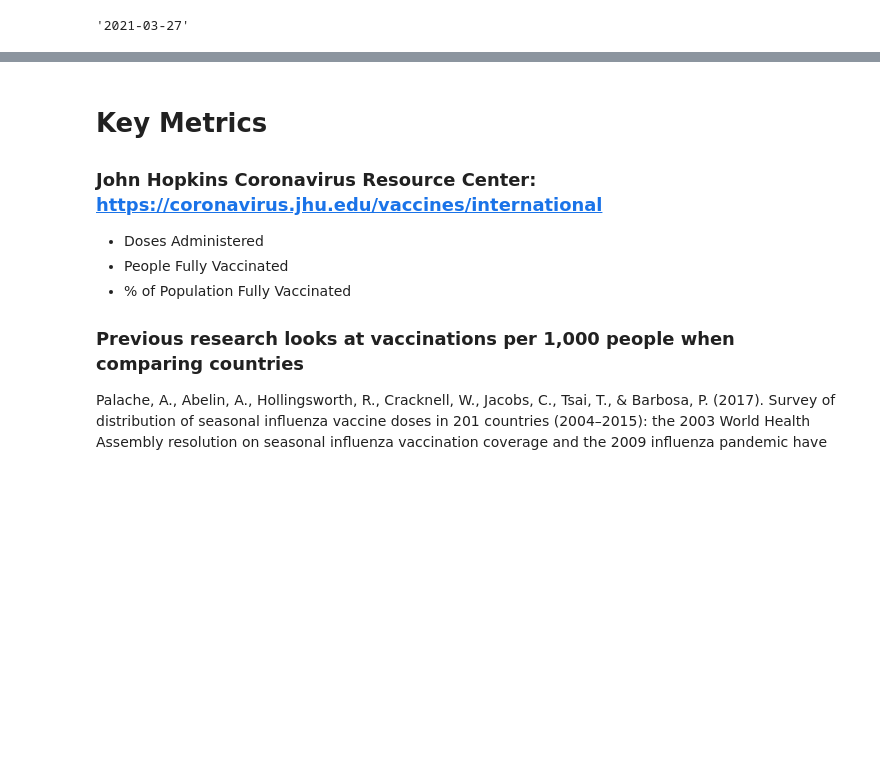
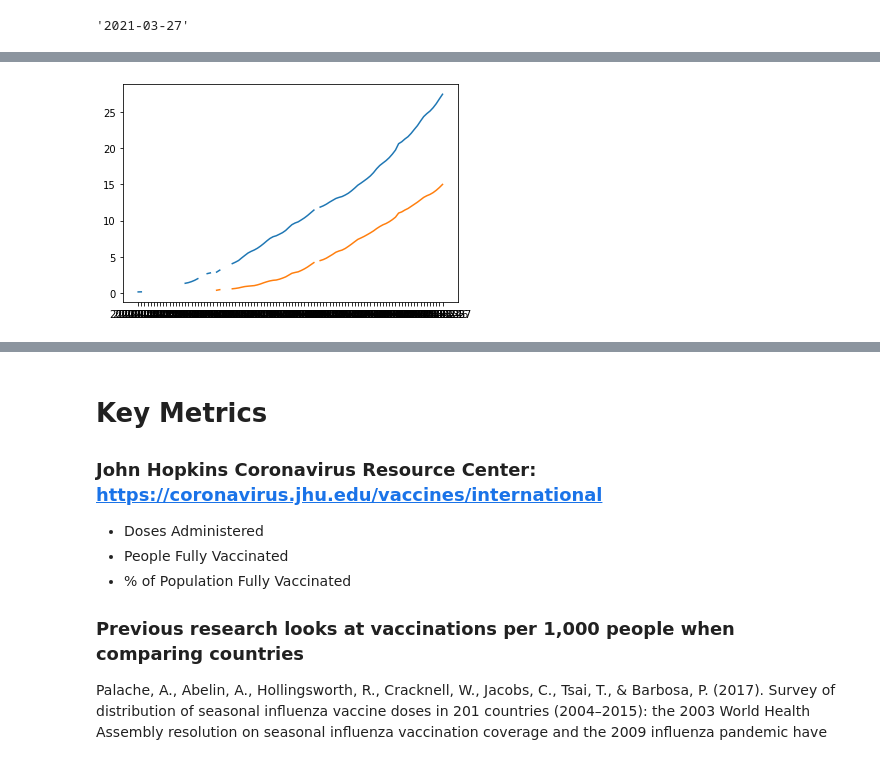
Before and after one commit to rebekahcallkacz/covid-vac-rollout, a Jupyter notebook: analysis/initial_EDA.ipynb, the cells around one changed output, grey strips where cells are left out. Saved outputs shown, nothing was run; the diff lists cells and outputs as text; code cells hidden in the pictures; blank space fills up the shorter version.

```diff
--- a/analysis/initial_EDA.ipynb
+++ b/analysis/initial_EDA.ipynb
@@ -164,0 +170,6 @@ df_max_date['date'].max()
+# %%
+df_usa = df.loc[df['country'] == 'United States']
+plt.plot(df_usa['date'], df_usa[['people_vaccinated_per_hundred','people_fully_vaccinated_per_hundred']])
+plt.show()
+# %% [output]
+[figure, added]
```
Also changed, not shown: parts of 4 cells of this notebook, 1 other file.
